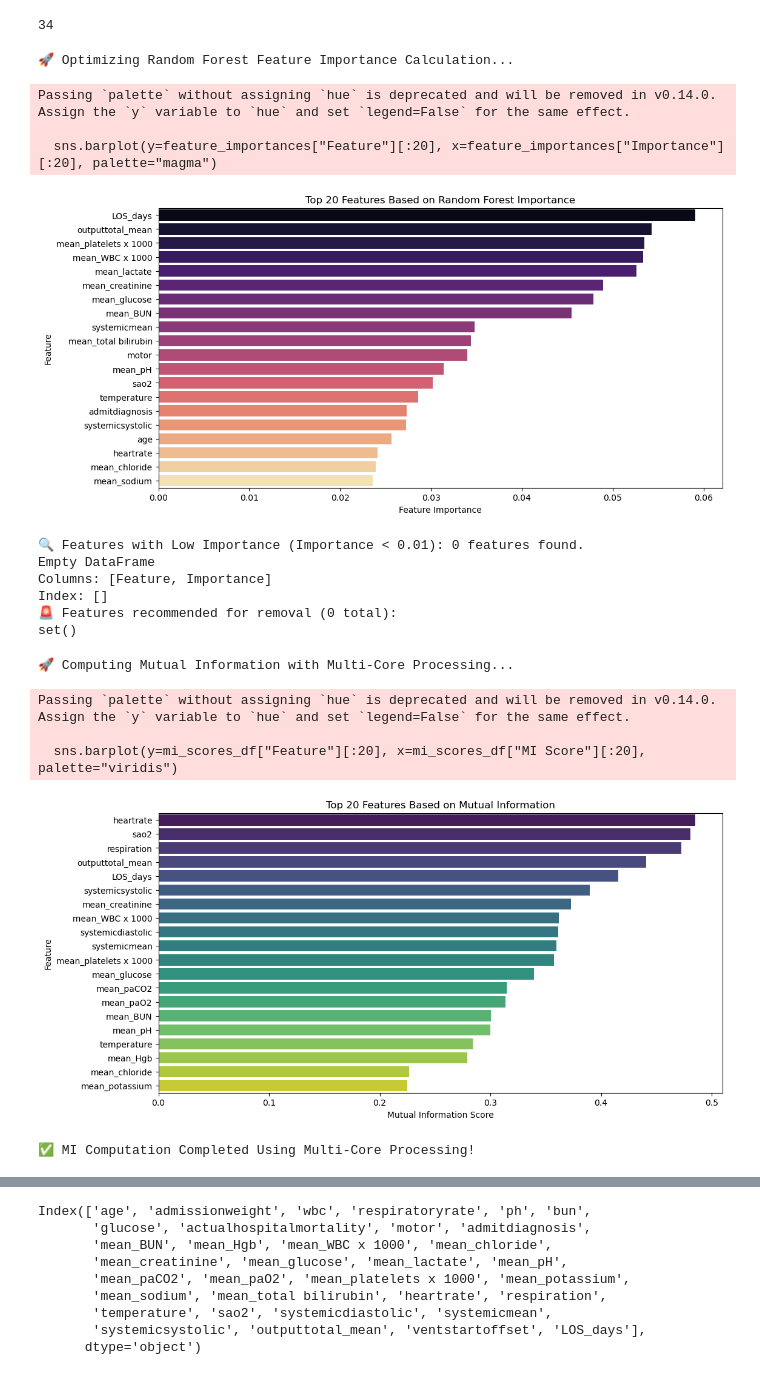
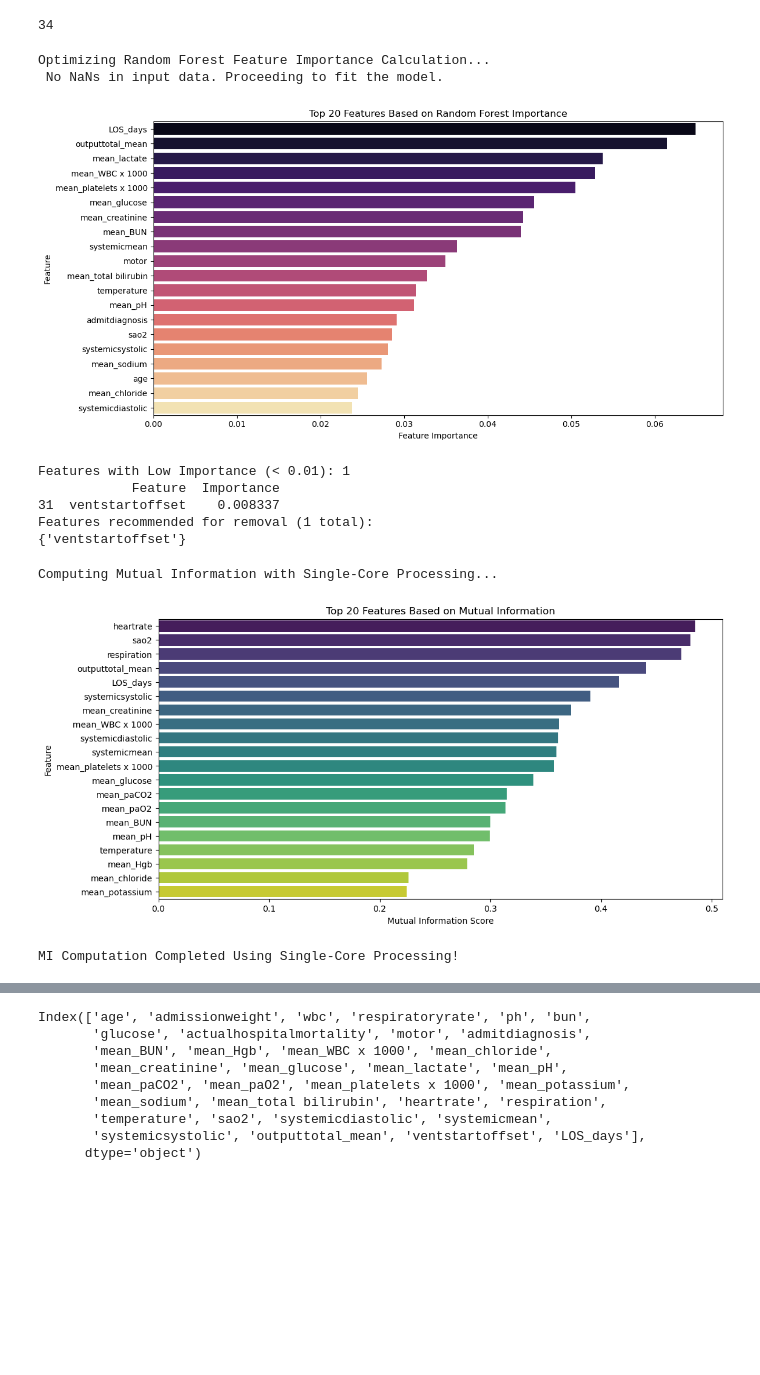
Before and after one commit to 72784/Machine-Learning-Code, a Jupyter notebook: ICU Mortality Prediction/EICU_Model_Training.ipynb, the cells around one changed output, grey strips where cells are left out. Saved outputs shown, nothing was run; the diff lists cells and outputs as text; code cells hidden in the pictures; blank space fills up the shorter version.

```diff
--- a/ICU Mortality Prediction/EICU_Model_Training.ipynb
+++ b/ICU Mortality Prediction/EICU_Model_Training.ipynb
@@ -178,59 +181,69 @@ import pandas as pd
 import seaborn as sns
 import matplotlib.pyplot as plt
 from sklearn.ensemble import RandomForestClassifier
+from sklearn.impute import SimpleImputer
 
-print("🚀 Optimizing Random Forest Feature Importance Calculation...")
+print("Optimizing Random Forest Feature Importance Calculation...")
 
 # Define target variable
 target = "actualhospitalmortality"
 
 # Extract features and target
 features = merged_df.drop(columns=[target])
 target_values = merged_df[target]
 
-# Convert to NumPy arrays for speed-up
-X = features.values
+# Impute missing values using mean
+imputer = SimpleImputer(strategy="mean")
+X = imputer.fit_transform(features)
 y = target_values.values
 
-# Train Random Forest with optimizations
+# Check if any NaNs still exist
+if np.isnan(X).any():
+    print(" NaNs found even after imputation!")
+else:
+    print(" No NaNs in input data. Proceeding to fit the model.")
+
+# Train Random Forest
 rf = RandomForestClassifier(n_estimators=50, max_depth=10, random_state=42, n_jobs=-1)
 rf.fit(X, y)
 
-# Get feature importances
-feature_importances = pd.DataFrame({"Feature": features.columns, "Importance": rf.feature_importances_})
-feature_importances = feature_importances.sort_values(by="Importance", ascending=False)
+# Feature importances
+feature_importances = pd.DataFrame({
+    "Feature": features.columns,
+    "Importance": rf.feature_importances_
+}).sort_values(by="Importance", ascending=False)
 
-# Visualizing Feature Importance (Top 20)
+# Plot Top 20
 plt.figure(figsize=(12, 6))
-sns.barplot(y=feature_importances["Feature"][:20], x=feature_importances["Importance"][:20], palette="magma")
+sns.barplot(
+    y=feature_importances["Feature"][:20],
+    x=feature_importances["Importance"][:20],
+    palette="magma"
+)
 plt.title("Top 20 Features Based on Random Forest Importance")
 plt.xlabel("Feature Importance")
 plt.ylabel("Feature")
+plt.tight_layout()
 plt.show()
 
-# Display features with low importance
+# Show features with low importance
 low_importance_features = feature_importances[feature_importances["Importance"] < 0.01]
-print(f"🔍 Features with Low Importance (Importance < 0.01): {len(low_importance_features)} features found.")
+print(f"Features with Low Importance (< 0.01): {len(low_importance_features)}")
 print(low_importance_features)
 
-# Combine all features that should be removed
+# List features to remove
 features_to_remove = set(low_importance_features["Feature"])
-
-# Show final list of features to remove
-print(f"🚨 Features recommended for removal ({len(features_to_remove)} total):")
+print(f"Features recommended for removal ({len(features_to_remove)} total):")
 print(features_to_remove)
 # %% [output]
-🚀 Optimizing Random Forest Feature Importance Calculation...
+Optimizing Random Forest Feature Importance Calculation...
+ No NaNs in input data. Proceeding to fit the model.
+[figure, new version]
-Passing `palette` without assigning `hue` is deprecated and will be removed in v0.14.0. Assign the `y` variable to `hue` and set `legend=False` for the same effect.
-
-  sns.barplot(y=feature_importances["Feature"][:20], x=feature_importances["Importance"][:20], palette="magma")
+Features with Low Importance (< 0.01): 1
+            Feature  Importance
+31  ventstartoffset    0.008337
+Features recommended for removal (1 total):
+{'ventstartoffset'}
-[figure, old version]
-🔍 Features with Low Importance (Importance < 0.01): 0 features found.
-Empty DataFrame
-Columns: [Feature, Importance]
-Index: []
-🚨 Features recommended for removal (0 total):
-set()
 # %%
 import numpy as np
 import pandas as pd
@@ -238,7 +251,7 @@ import seaborn as sns
 import matplotlib.pyplot as plt
 from sklearn.feature_selection import mutual_info_classif
 
-print("🚀 Computing Mutual Information with Multi-Core Processing...")
+print("Computing Mutual Information with Single-Core Processing...")
 
 # Define target variable
 target = "actualhospitalmortality"
@@ -251,8 +264,8 @@ X_np = features.to_numpy()
 X_np = features.fillna(features.median()).to_numpy()
 y_np = target_values.to_numpy()
 
-# Compute MI with Multi-Core Processing
-mi_scores = mutual_info_classif(X_np, y_np, discrete_features="auto", n_jobs=-1)
+# Compute MI with Single-Core Processing
+mi_scores = mutual_info_classif(X_np, y_np, discrete_features="auto")
 
 # Convert results to DataFrame
 mi_scores_df = pd.DataFrame({"Feature": features.columns, "MI Score": mi_scores})
@@ -266,12 +279,9 @@ plt.xlabel("Mutual Information Score")
 plt.ylabel("Feature")
 plt.show()
 
-print("✅ MI Computation Completed Using Multi-Core Processing!")
+print("MI Computation Completed Using Single-Core Processing!")
 # %% [output]
-🚀 Computing Mutual Information with Multi-Core Processing...
+Computing Mutual Information with Single-Core Processing...
+[figure]
-Passing `palette` without assigning `hue` is deprecated and will be removed in v0.14.0. Assign the `y` variable to `hue` and set `legend=False` for the same effect.
-
-  sns.barplot(y=mi_scores_df["Feature"][:20], x=mi_scores_df["MI Score"][:20], palette="viridis")
+MI Computation Completed Using Single-Core Processing!
-[figure]
-✅ MI Computation Completed Using Multi-Core Processing!
 # %%
```
Also changed, not shown: parts of 14 cells of this notebook, 6 other files.
